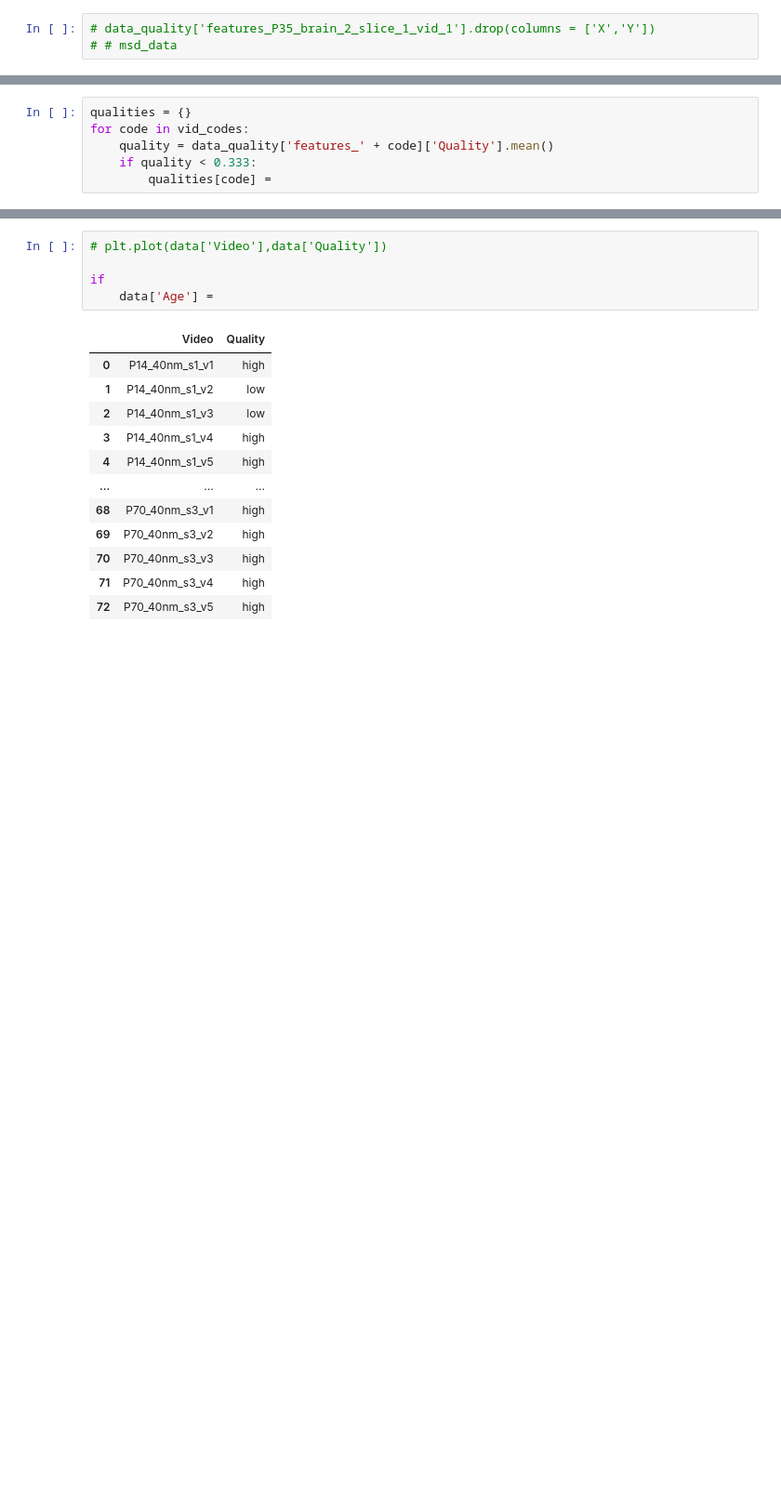
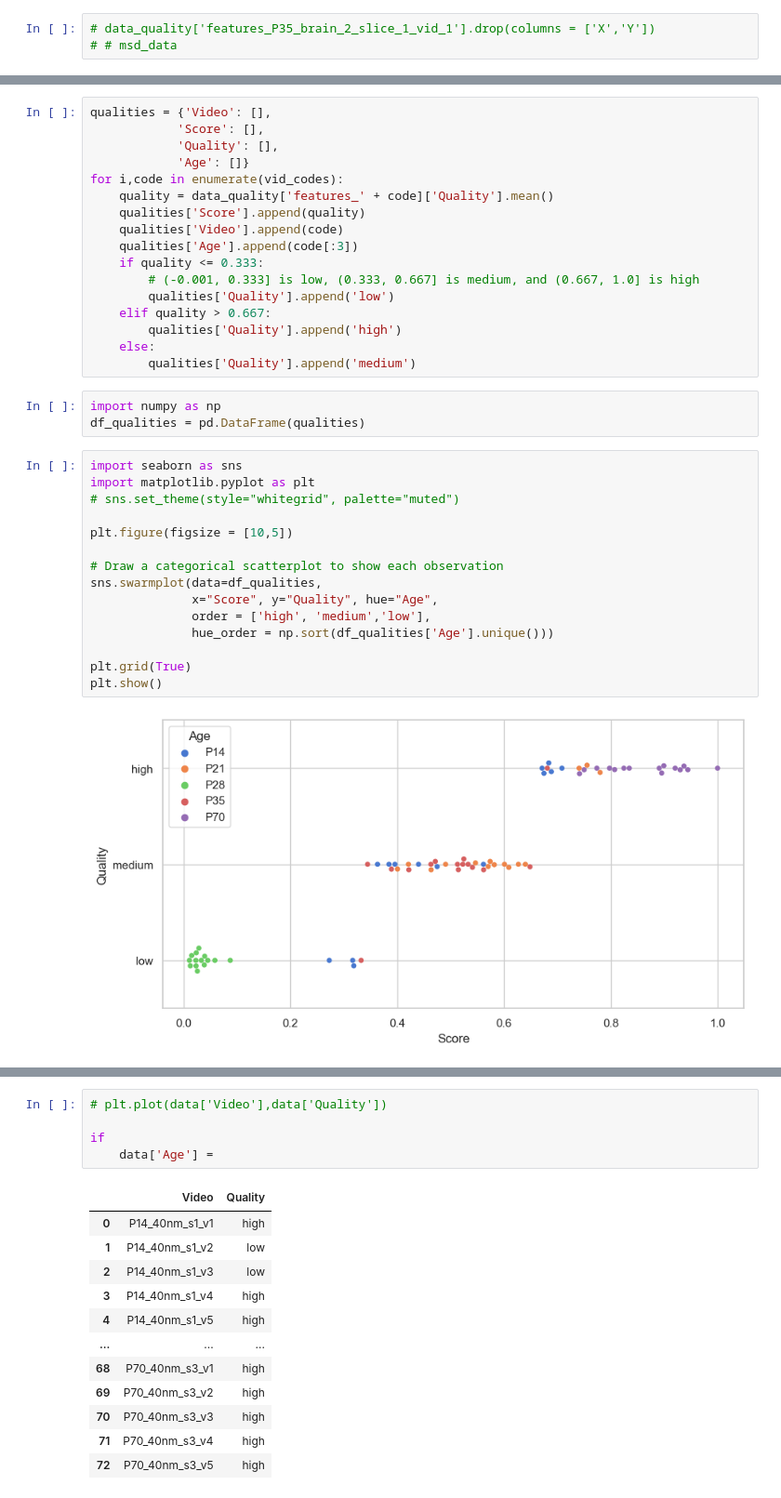
Before and after one commit to MPT-project-W24/mpt-statistical-testing, a Jupyter notebook: Workspaces/MPT_data_explore.ipynb, the cells around one changed output, grey strips where cells are left out. Shown at 93% size. Drawn from its saved outputs; the diff is of its cells as text; blank space fills up the shorter version.

```diff
--- a/Workspaces/MPT_data_explore.ipynb
+++ b/Workspaces/MPT_data_explore.ipynb
@@ -459,6 +522,0 @@ for code in vid_codes:
-# %%
-qualities = {}
-for code in vid_codes:
-    quality = data_quality['features_' + code]['Quality'].mean()
-    if quality < 0.333:
-        qualities[code] =
@@ -484,0 +545,37 @@ qualities
+# %%
+qualities = {'Video': [],
+            'Score': [],
+            'Quality': [],
+            'Age': []}
+for i,code in enumerate(vid_codes):
+    quality = data_quality['features_' + code]['Quality'].mean()
+    qualities['Score'].append(quality)
+    qualities['Video'].append(code)
+    qualities['Age'].append(code[:3])
+    if quality <= 0.333:
+        # (-0.001, 0.333] is low, (0.333, 0.667] is medium, and (0.667, 1.0] is high
+        qualities['Quality'].append('low')
+    elif quality > 0.667:
+        qualities['Quality'].append('high')
+    else:
+        qualities['Quality'].append('medium')
+# %%
+import numpy as np
+df_qualities = pd.DataFrame(qualities)
+# %%
+import seaborn as sns
+import matplotlib.pyplot as plt
+# sns.set_theme(style="whitegrid", palette="muted")
+
+plt.figure(figsize = [10,5])
+
+# Draw a categorical scatterplot to show each observation
+sns.swarmplot(data=df_qualities,
+              x="Score", y="Quality", hue="Age",
+              order = ['high', 'medium','low'],
+              hue_order = np.sort(df_qualities['Age'].unique()))
+
+plt.grid(True)
+plt.show()
+# %% [output]
+[figure, added]
```
Also changed, not shown: parts of 16 cells of this notebook.
